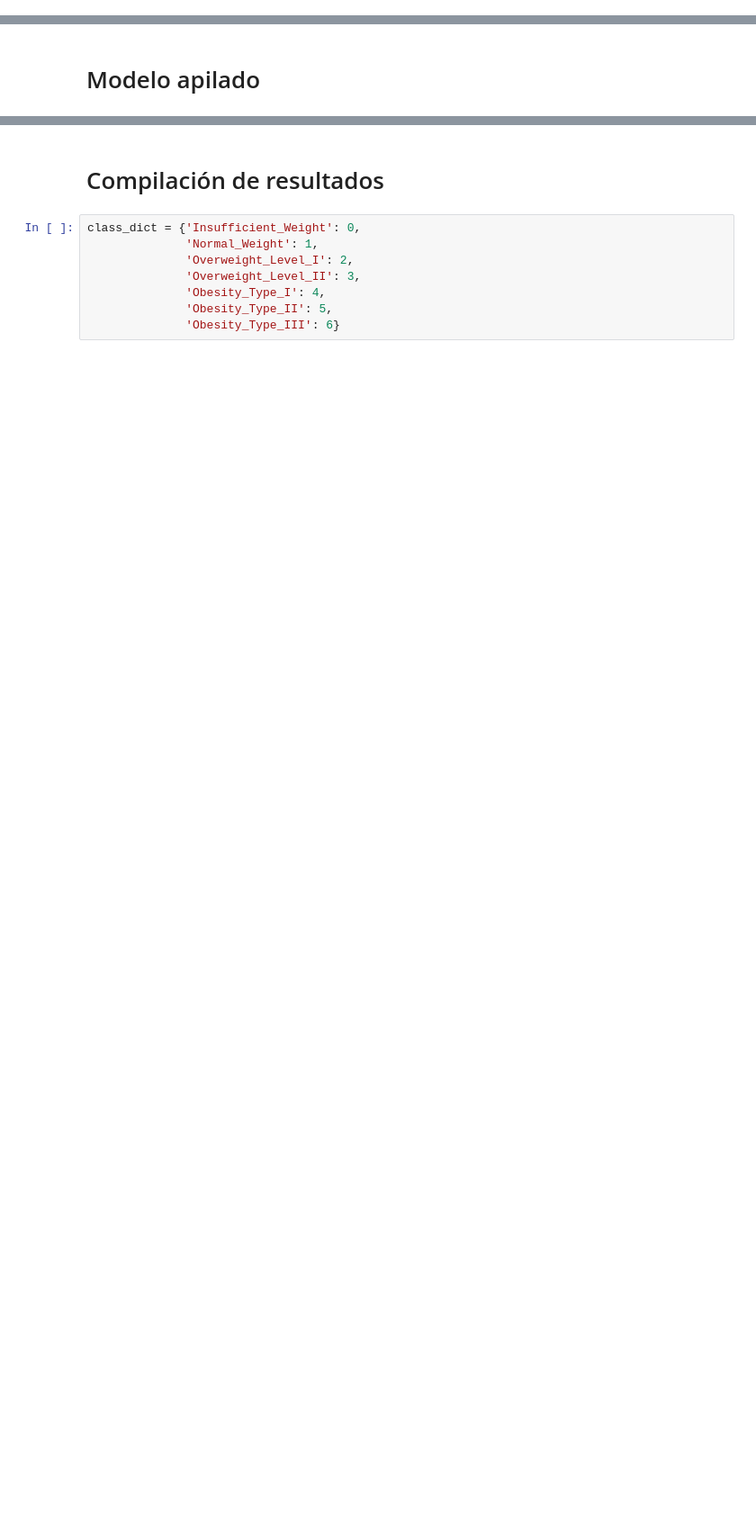
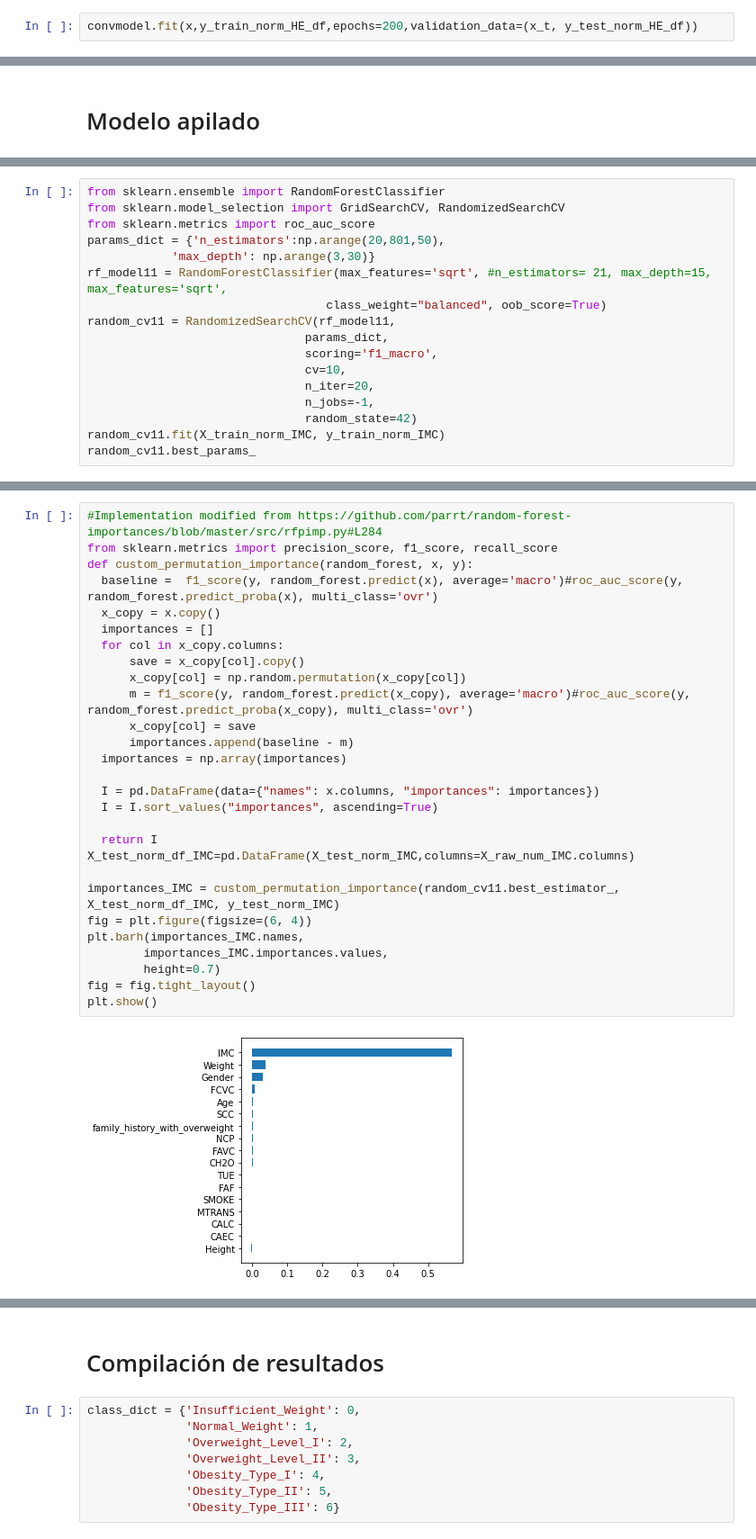
Before and after one commit to RodrigoAcev/OBESITY_LEVELS, a Jupyter notebook: No PCA, Modelos Clasicos , Redes Neuronales, Voting, Stacking.ipynb, the cells around one changed output, grey strips where cells are left out. Shown at 90% size. Cells and saved outputs as stored; diff of their text form; blank space fills up the shorter version.

```diff
--- a/No PCA, Modelos Clasicos , Redes Neuronales, Voting, Stacking.ipynb
+++ b/No PCA, Modelos Clasicos , Redes Neuronales, Voting, Stacking.ipynb
@@ -341,0 +538,2 @@ Exactitud en el conjunto de validación: 0.9628
+# %%
+convmodel.fit(x,y_train_norm_HE_df,epochs=200,validation_data=(x_t, y_test_norm_HE_df))
@@ -422,0 +841,17 @@ Exactitud en el conjunto de validación: 0.9990
+# %%
+from sklearn.ensemble import RandomForestClassifier
+from sklearn.model_selection import GridSearchCV, RandomizedSearchCV
+from sklearn.metrics import roc_auc_score
+params_dict = {'n_estimators':np.arange(20,801,50),
+            'max_depth': np.arange(3,30)}
+rf_model11 = RandomForestClassifier(max_features='sqrt', #n_estimators= 21, max_depth=15, max_features='sqrt',
+                                  class_weight="balanced", oob_score=True)
+random_cv11 = RandomizedSearchCV(rf_model11,
+                               params_dict,
+                               scoring='f1_macro',
+                               cv=10,
+                               n_iter=20,
+                               n_jobs=-1,
+                               random_state=42)
+random_cv11.fit(X_train_norm_IMC, y_train_norm_IMC)
+random_cv11.best_params_
@@ -422,0 +872,30 @@ Exactitud en el conjunto de validación: 0.9990
+# %%
+#Implementation modified from https://github.com/parrt/random-forest-importances/blob/master/src/rfpimp.py#L284
+from sklearn.metrics import precision_score, f1_score, recall_score
+def custom_permutation_importance(random_forest, x, y):
+  baseline =  f1_score(y, random_forest.predict(x), average='macro')#roc_auc_score(y, random_forest.predict_proba(x), multi_class='ovr')
+  x_copy = x.copy()
+  importances = []
+  for col in x_copy.columns:
+      save = x_copy[col].copy()
+      x_copy[col] = np.random.permutation(x_copy[col])
+      m = f1_score(y, random_forest.predict(x_copy), average='macro')#roc_auc_score(y, random_forest.predict_proba(x_copy), multi_class='ovr')
+      x_copy[col] = save
+      importances.append(baseline - m)
+  importances = np.array(importances)
+
+  I = pd.DataFrame(data={"names": x.columns, "importances": importances})
+  I = I.sort_values("importances", ascending=True)
+
+  return I
+X_test_norm_df_IMC=pd.DataFrame(X_test_norm_IMC,columns=X_raw_num_IMC.columns)
+
+importances_IMC = custom_permutation_importance(random_cv11.best_estimator_, X_test_norm_df_IMC, y_test_norm_IMC)
+fig = plt.figure(figsize=(6, 4))
+plt.barh(importances_IMC.names,
+        importances_IMC.importances.values,
+        height=0.7)
+fig = fig.tight_layout()
+plt.show()
+# %% [output]
+[figure, added]
```
Also changed, not shown: parts of 66 cells of this notebook.
